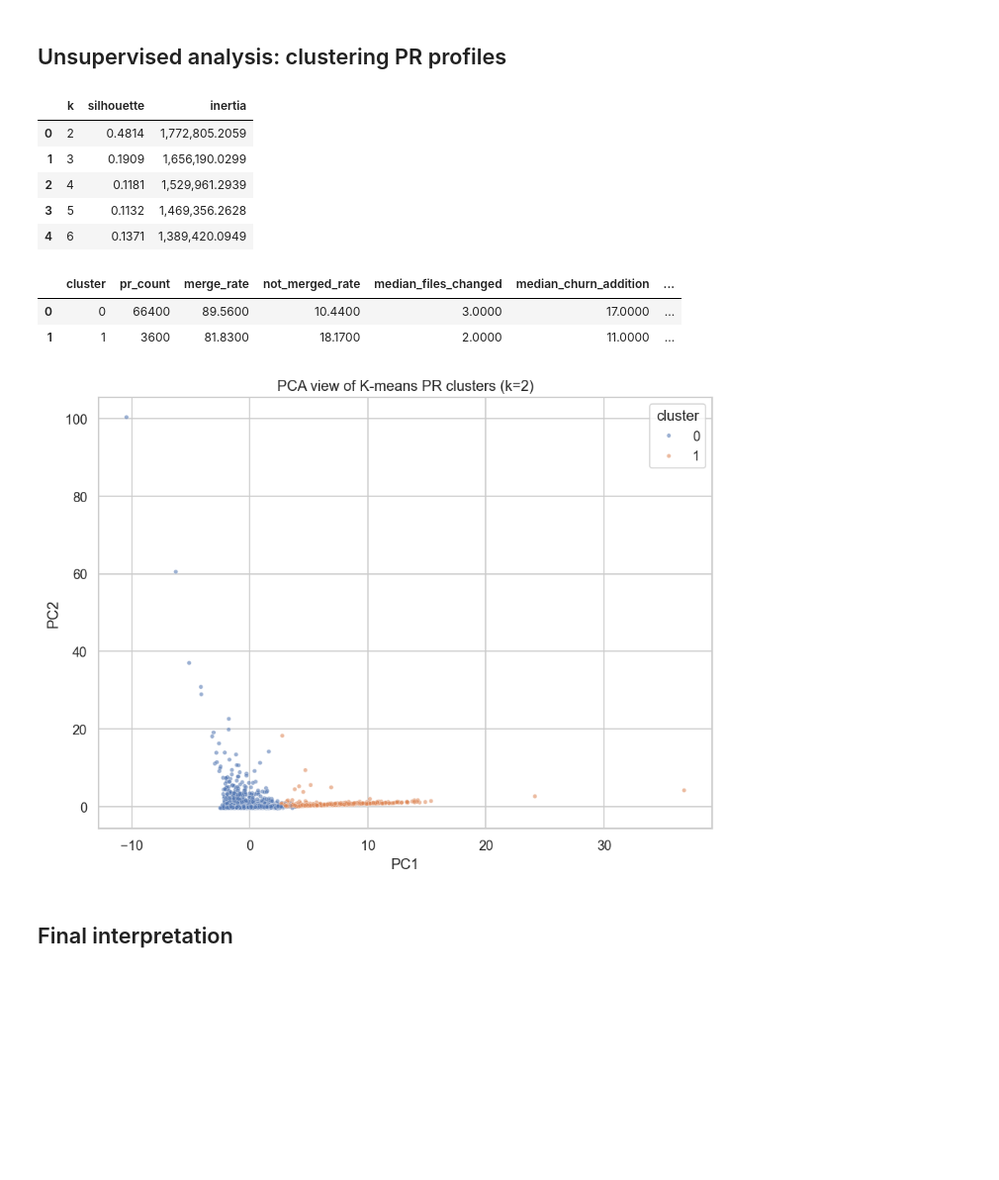
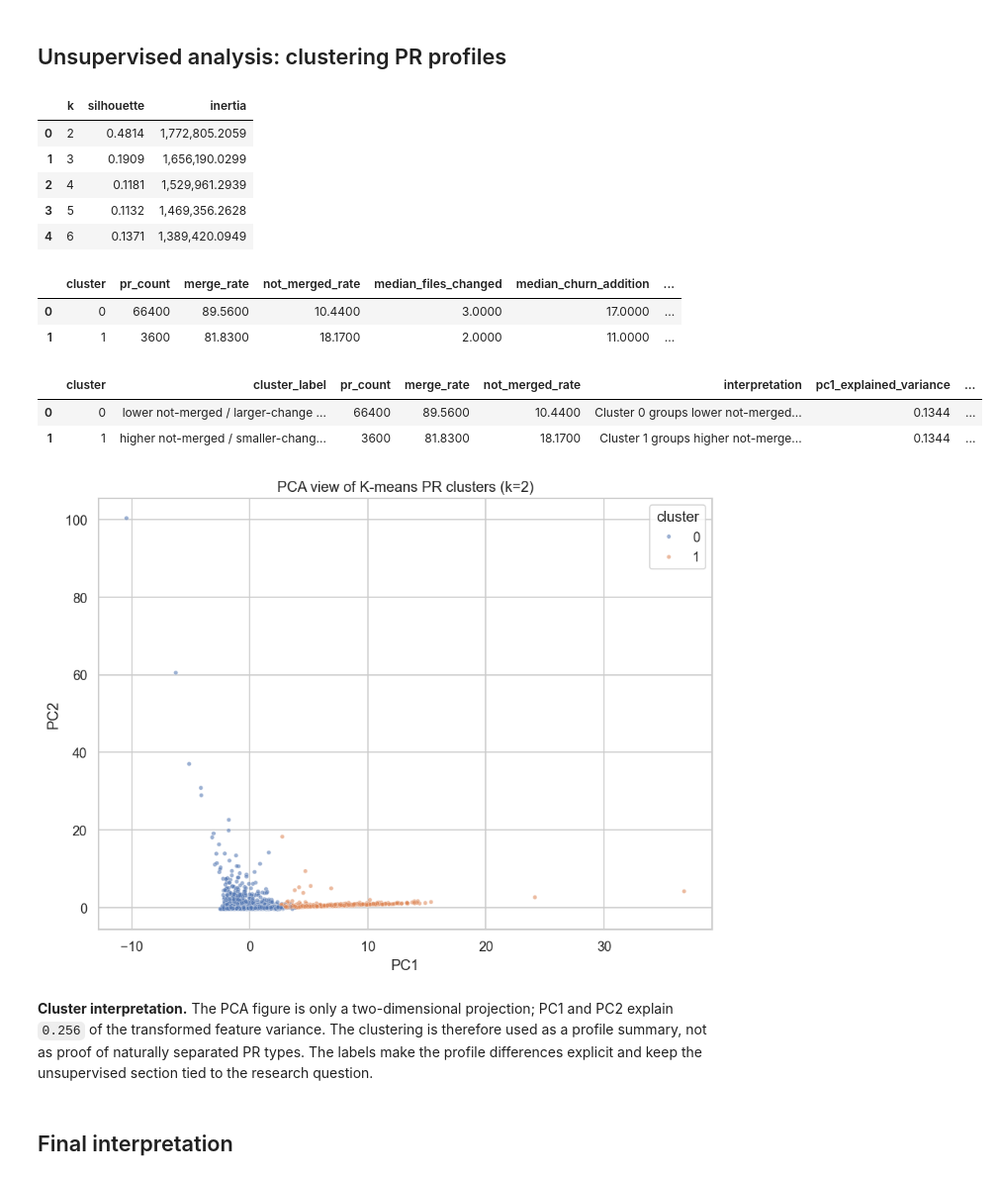
Before and after one commit to MahmoudMuhammedAli/ades-pr-merge-rate-predection, a Jupyter notebook: deliverables/final/final_pr_merge_analysis.ipynb, the cells around one changed output. Shown at 99% size. Saved outputs shown, nothing was run; the diff lists cells and outputs as text; code cells hidden in the pictures; blank space fills up the shorter version.

```diff
--- a/deliverables/final/final_pr_merge_analysis.ipynb
+++ b/deliverables/final/final_pr_merge_analysis.ipynb
@@ -722,38 +1184,73 @@ cluster_profile = (
 )
 cluster_profile["merge_rate"] = (cluster_profile["merge_rate"] * 100).round(2)
 cluster_profile["not_merged_rate"] = (cluster_profile["not_merged_rate"] * 100).round(2)
+size_median = cluster_profile["median_files_changed"].median()
+team_median = cluster_profile["median_team_size"].median()
+not_merged_median = cluster_profile["not_merged_rate"].median()
+def label_cluster(row: pd.Series) -> str:
+    risk = "higher not-merged" if row["not_merged_rate"] >= not_merged_median else "lower not-merged"
+    size = "larger-change" if row["median_files_changed"] >= size_median else "smaller-change"
+    team = "larger-project" if row["median_team_size"] >= team_median else "smaller-project"
+    return f"{risk} / {size} / {team}"
+cluster_profile["cluster_label"] = cluster_profile.apply(label_cluster, axis=1)
+cluster_profile["interpretation"] = cluster_profile.apply(
+    lambda row: (
+        f"Cluster {int(row['cluster'])} groups {row['cluster_label']} PRs. "
+        f"It contains {int(row['pr_count']):,} sampled PRs with a {row['not_merged_rate']:.2f}% not-merged rate."
+    ),
+    axis=1,
+)
 cluster_profile.to_csv(FINAL_DIR / "cluster_profile.csv", index=False)
 display(cluster_profile)
 
 pca = PCA(n_components=2, random_state=RANDOM_STATE)
 pca_points = pca.fit_transform(X_cluster)
+pca_variance = pca.explained_variance_ratio_
+cluster_interpretation = cluster_profile[[
+    "cluster", "cluster_label", "pr_count", "merge_rate",
+    "not_merged_rate", "interpretation",
+]].copy()
+cluster_interpretation["pc1_explained_variance"] = pca_variance[0]
+cluster_interpretation["pc2_explained_variance"] = pca_variance[1]
+cluster_interpretation["two_component_explained_variance"] = pca_variance.sum()
+cluster_interpretation.to_csv(FINAL_DIR / "cluster_interpretation.csv", index=False)
+display(cluster_interpretation)
 plot_points = pd.DataFrame(
     {
         "pc1": pca_points[:, 0],
         "pc2": pca_points[:, 1],
         "cluster": cluster_df["cluster"].astype(str),
         "merge_label": cluster_df[TARGET_COLUMN].map(TARGET_LABELS),
     }
 )
 plot_points = plot_points.sample(n=min(12_000, len(plot_points)), random_state=RANDOM_STATE)
 fig, ax = plt.subplots(figsize=(8, 6))
 sns.scatterplot(data=plot_points, x="pc1", y="pc2", hue="cluster", s=12, alpha=0.55, ax=ax)
 ax.set_title(f"PCA view of K-means PR clusters (k={selected_k})")
 ax.set_xlabel("PC1")
 ax.set_ylabel("PC2")
 plt.tight_layout()
 plt.savefig(FIGURE_DIR / "cluster_pca.png", bbox_inches="tight")
 plt.show()
+
+display(Markdown(f'''
+**Cluster interpretation.** The PCA figure is only a two-dimensional projection; PC1 and PC2 explain `{pca_variance.sum():.3f}` of the transformed feature variance. The clustering is therefore used as a profile summary, not as proof of naturally separated PR types. The labels make the profile differences explicit and keep the unsupervised section tied to the research question.
+'''))
 # %% [output]
 |  | k | silhouette | inertia |
 | 0 | 2 | 0.4814 | 1,772,805.2059 |
 | 1 | 3 | 0.1909 | 1,656,190.0299 |
 | 2 | 4 | 0.1181 | 1,529,961.2939 |
 | 3 | 5 | 0.1132 | 1,469,356.2628 |
 | 4 | 6 | 0.1371 | 1,389,420.0949 |
 |  | cluster | pr_count | merge_rate | not_merged_rate | median_files_changed | median_churn_addition | ... |
 | 0 | 0 | 66400 | 89.5600 | 10.4400 | 3.0000 | 17.0000 | ... |
 | 1 | 1 | 3600 | 81.8300 | 18.1700 | 2.0000 | 11.0000 | ... |
+|  | cluster | cluster_label | pr_count | merge_rate | not_merged_rate | interpretation | pc1_explained_variance | ... |
+| 0 | 0 | lower not-merged / larger-change ... | 66400 | 89.5600 | 10.4400 | Cluster 0 groups lower not-merged... | 0.1344 | ... |
+| 1 | 1 | higher not-merged / smaller-chang... | 3600 | 81.8300 | 18.1700 | Cluster 1 groups higher not-merge... | 0.1344 | ... |
 [figure]
+
+**Cluster interpretation.** The PCA figure is only a two-dimensional projection; PC1 and PC2 explain `0.256` of the transformed feature variance. The clustering is therefore used as a profile summary, not as proof of naturally separated PR types. The labels make the profile differences explicit and keep the unsupervised section tied to the research question.
 # %% [markdown]
 ## Final interpretation
```
Also changed, not shown: parts of 7 cells of this notebook, 17 other files.
